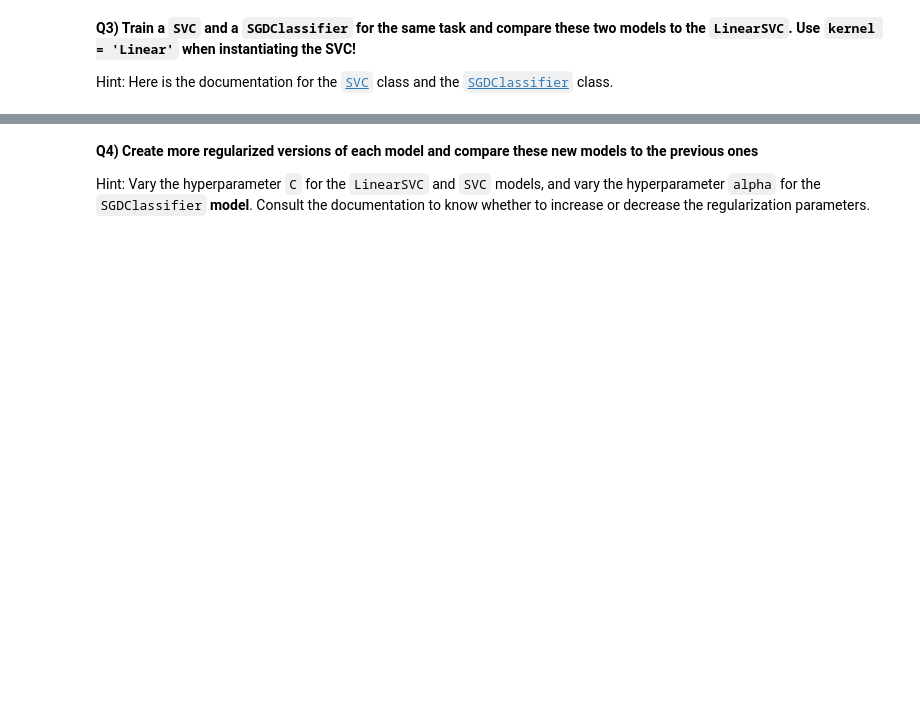
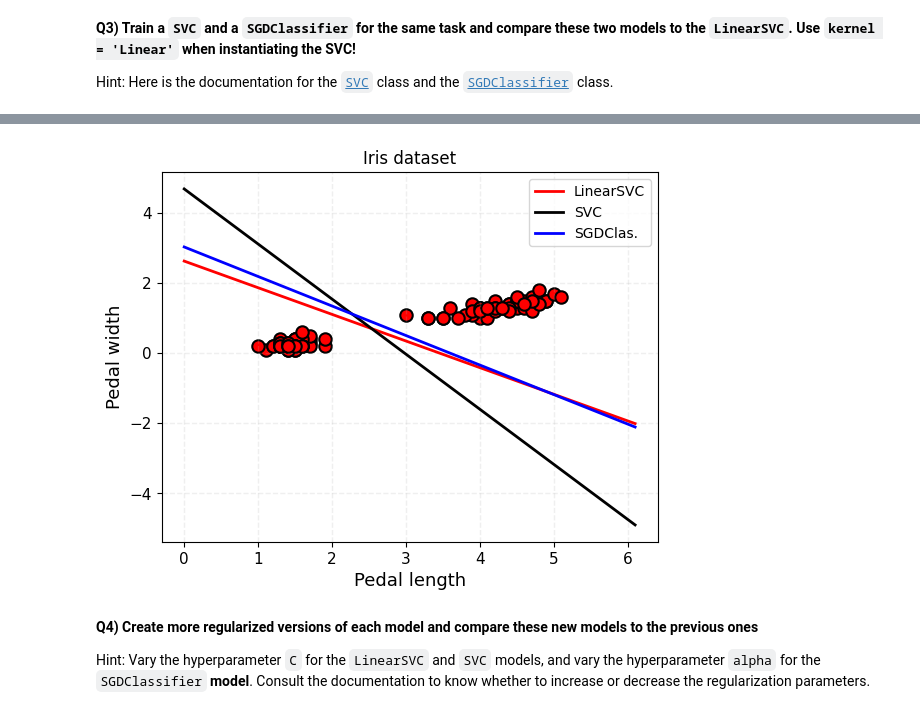
Before and after one commit to mojanshadkar/2023_ML_EES, a Jupyter notebook: Labs/S2_1_SVM.ipynb, the cells around one changed output, grey strips where cells are left out. Saved outputs shown, nothing was run; the diff lists cells and outputs as text; code cells hidden in the pictures; blank space fills up the shorter version.

```diff
--- a/Labs/S2_1_SVM.ipynb
+++ b/Labs/S2_1_SVM.ipynb
@@ -131,28 +146,44 @@ ______.____(_,_)
 # %%
 # Plot all three decision boundaries on the same labeled figure
 #########################################################################
 # Same as what you did to get the first figure
-___,___ = ______.____________(____,____)
-ax.scatter(________________________)
+fig,ax = plt.subplots(1,1)
+ax.scatter(X[:, 0], X[:, 1], s=80,color='r',edgecolor='k',linewidths=1.5)
 
 # Decision boundary: np.dot(W,x)+b = 0
-_ = ________(_______)
-__._____(_,_________,c='r',lw=2,label='LinearSVC')
+x = np.linspace(X[:, 0].min() - 1, X[:, 0].max() + 1, 1000)
+# Plot the decision boundary
+ax.plot(x, yboundary, c='r', lw=2, label='LinearSVC')
+
 #########################################################################
 # Now add the decision boundary for 'SVC'
-__._____(_,______________________,c='k',lw=2,label='SVC')
+
+# Calculate the decision boundary for the SVC model
+x_svc = np.linspace(X[:, 0].min() - 1, X[:, 0].max() + 1, 1000)
+decision_boundary_svc = - (svc_model.coef_[0, 0] * x_svc + svc_model.intercept_[0]) / svc_model.coef_[0, 1]
+
+# Plot the decision boundary for the SVC model
+ax.plot(x_svc, decision_boundary_svc, c='k', lw=2, label='SVC')
+
 #########################################################################
 # Now add the decision boundary for 'SGDClassifier'
-__._____(_,______________________,c='b',lw=2,label='SGDClas.')
+
+# Calculate the decision boundary for the SGDClassifier model
+x_sgd = np.linspace(X[:, 0].min() - 1, X[:, 0].max() + 1, 1000)
+decision_boundary_sgd = - (sgd_model.coef_[0][0] * x_sgd + sgd_model.intercept_[0]) / sgd_model.coef_[0][1]
+# Plot the decision boundary for the SGDClassifier model
+ax.plot(x_sgd, decision_boundary_sgd, c='b', lw=2, label='SGDClas.')
 #########################################################################
 # Same as the first figure again
 ax.legend()
 ax.set_xlabel("Pedal length",fontdict={'size':13})
 ax.set_ylabel("Pedal width",fontdict={'size':13})
 ax.set_title('Iris dataset')
 ax.tick_params(axis='both', which='major', labelsize=11)
 ax.grid(alpha=0.2,ls='--',lw=1)
 plt.show()
+# %% [output]
+[figure, added]
 # %% [markdown]
 **Q4) Create more regularized versions of each model and compare these new models to the previous ones**
 
```
Also changed, not shown: parts of 12 cells of this notebook.
